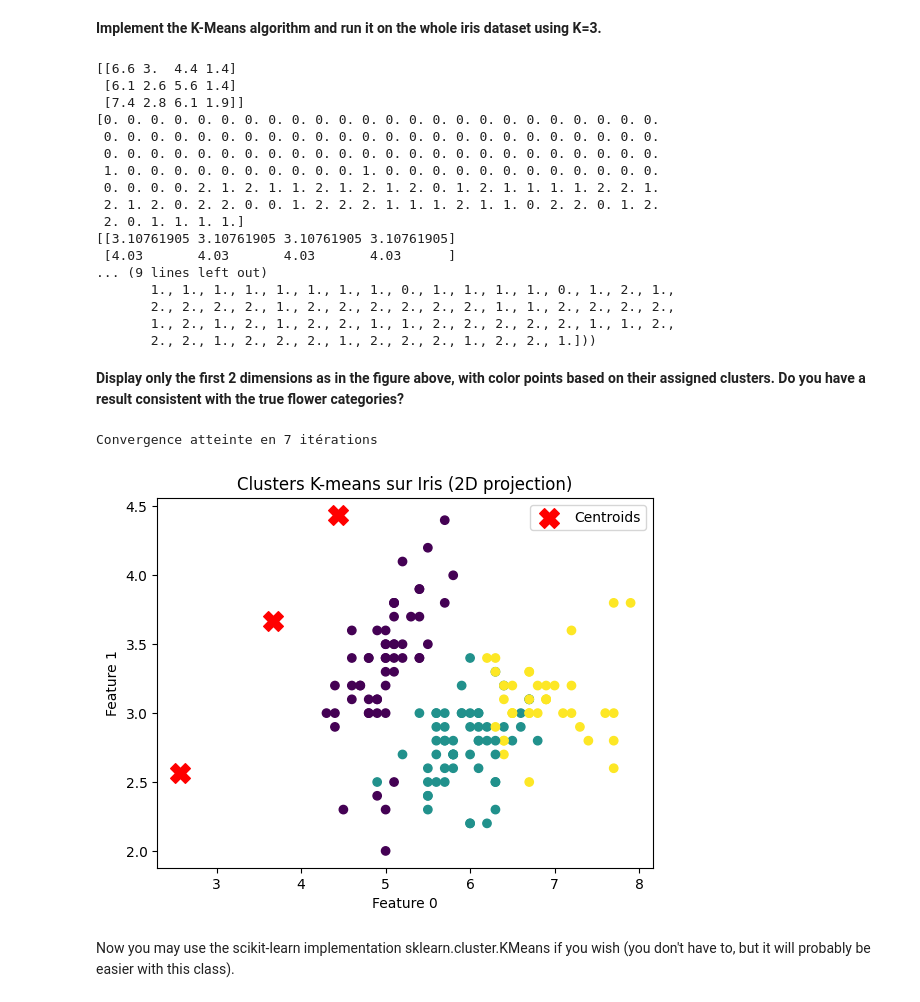
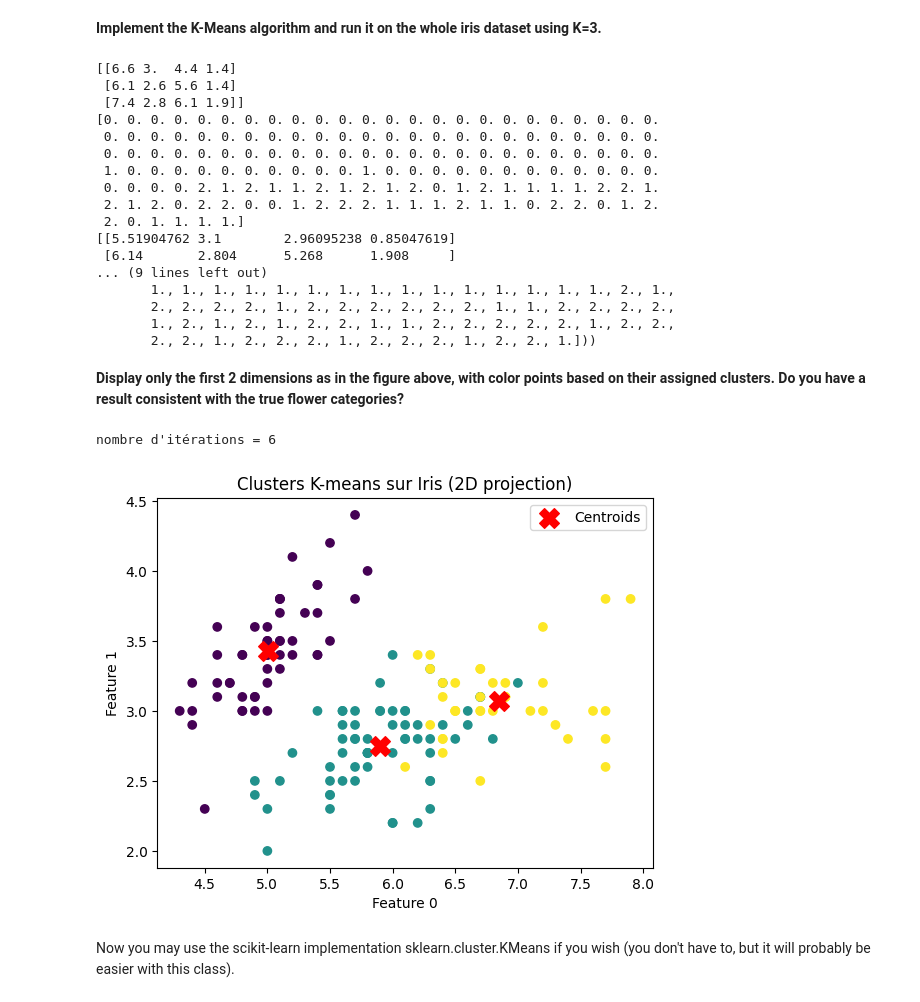
Before and after one commit to audreybvt/ML, a Jupyter notebook: Lab 1 - Supervised and unsupervised learning.ipynb, the cells around one changed output. Drawn from its saved outputs; the diff is of its cells as text; code cells hidden in the pictures.

Commit message:
k-mean fonctionne

```diff
--- a/Lab 1 - Supervised and unsupervised learning.ipynb
+++ b/Lab 1 - Supervised and unsupervised learning.ipynb
@@ -81,13 +81,11 @@ def init_centroid(X_iris, k):
     return centroids, indices
 
 centroid_iris_3, indice_3 = init_centroid(X_iris, 3)
-print(centroid_iris_3)
+#print(centroid_iris_3)
 
-#scatter = plt.scatter(X_iris[indice_3,0], X_iris[indice_3,1], c="yellow", cmap=colormap)
-#plt.legend(scatter.legend_elements()[0], iris_dataset.target_names)
-#plt.show()
 
 def assignment(centroid, X):
+    #This function assigns each point to the nearest centroid
     n = X.shape[0]
     k = centroid.shape[0]
     labels = np.zeros(n)
@@ -95,28 +93,30 @@ def assignment(centroid, X):
     for i in range(n):
         distances = []
         for j in range(k):
-            distance = np.linalg.norm(X[i] - centroid[j])#calcul de la distance
+            distance = np.linalg.norm(X[i] - centroid[j])#compute the distance
             distances.append(distance)
-        labels[i] = np.argmin(distances) #chercher la distance la plus petite et donc la centroide la plus proche
+        labels[i] = np.argmin(distances) #find the smallest distance and so the centroid that is the closest
 
     return labels
 
 labels = assignment(centroid_iris_3, X_iris)
-print(labels)
+#print(labels)
 
 def update_mean_centroid(labels, X,k):
+    #this function updates clusters as the meanf of the assigned points
     n= X.shape[1]
     new_centroids = np.zeros((k, n))
 
     for j in range(k):
         cluster_points = X[labels == j]
-        new_centroids[j] = cluster_points.mean()
+        new_centroids[j] = cluster_points.mean(axis=0)
 
     return new_centroids
 
-print(update_mean_centroid(labels, X_iris, 3))
+#print(update_mean_centroid(labels, X_iris, 3))
 
 def kmean(X,k):
+    #this functions uses the previous functions to implement k-mean
     centroids, indices = init_centroid(X, k)
     labels = None
     new_labels = assignment(centroids,X)
@@ -129,7 +129,7 @@ def kmean(X,k):
 
         it += 1
 
-    print(f"Convergence atteinte en {it} itérations")
+    print(f"nombre d'itérations = {it}")
     return centroids, new_labels
 
 print(kmean(X_iris,3))
@@ -144,31 +144,35 @@ print(kmean(X_iris,3))
  0. 0. 0. 0. 2. 1. 2. 1. 1. 2. 1. 2. 1. 2. 0. 1. 2. 1. 1. 1. 1. 2. 2. 1.
  2. 1. 2. 0. 2. 2. 0. 0. 1. 2. 2. 2. 1. 1. 1. 2. 1. 1. 0. 2. 2. 0. 1. 2.
  2. 0. 1. 1. 1. 1.]
-[[3.10761905 3.10761905 3.10761905 3.10761905]
- [4.03       4.03       4.03       4.03      ]
+[[5.51904762 3.1        2.96095238 0.85047619]
+ [6.14       2.804      5.268      1.908     ]
 ... (9 lines left out)
-       1., 1., 1., 1., 1., 1., 1., 1., 0., 1., 1., 1., 1., 0., 1., 2., 1.,
+       1., 1., 1., 1., 1., 1., 1., 1., 1., 1., 1., 1., 1., 1., 1., 2., 1.,
        2., 2., 2., 2., 1., 2., 2., 2., 2., 2., 2., 1., 1., 2., 2., 2., 2.,
-       1., 2., 1., 2., 1., 2., 2., 1., 1., 2., 2., 2., 2., 2., 1., 1., 2.,
+       1., 2., 1., 2., 1., 2., 2., 1., 1., 2., 2., 2., 2., 2., 1., 2., 2.,
        2., 2., 1., 2., 2., 2., 1., 2., 2., 2., 1., 2., 2., 1.]))
 # %% [markdown]
 **Display only the first 2 dimensions as in the figure above, with color points based on their assigned clusters. Do you have a result consistent with the true flower categories?**
 # %%
 centroids, labels = kmean(X_iris, 3)
+
+from matplotlib.colors import ListedColormap
+
+colormap = ListedColormap(['blue', 'red', 'green'])
 
 colormap = plt.cm.get_cmap("viridis", 3)
 
 plt.scatter(X_iris[:,0], X_iris[:,1], c=labels, cmap=colormap)
 plt.scatter(centroids[:,0], centroids[:,1], c='red', marker='X', s=200, label='Centroids')
 
 plt.title("Clusters K-means sur Iris (2D projection)")
 plt.xlabel("Feature 0")
 plt.ylabel("Feature 1")
 plt.legend()
 plt.show()
 # %% [output]
-Convergence atteinte en 7 itérations
+nombre d'itérations = 6
-[figure, old version]
+[figure, new version]
 # %% [markdown]
 Now you may use the scikit-learn implementation sklearn.cluster.KMeans if you wish (you don't have to, but it will probably be easier with this class).
 # %% [markdown]
```
Also changed, not shown: parts of 1 cell of this notebook.
